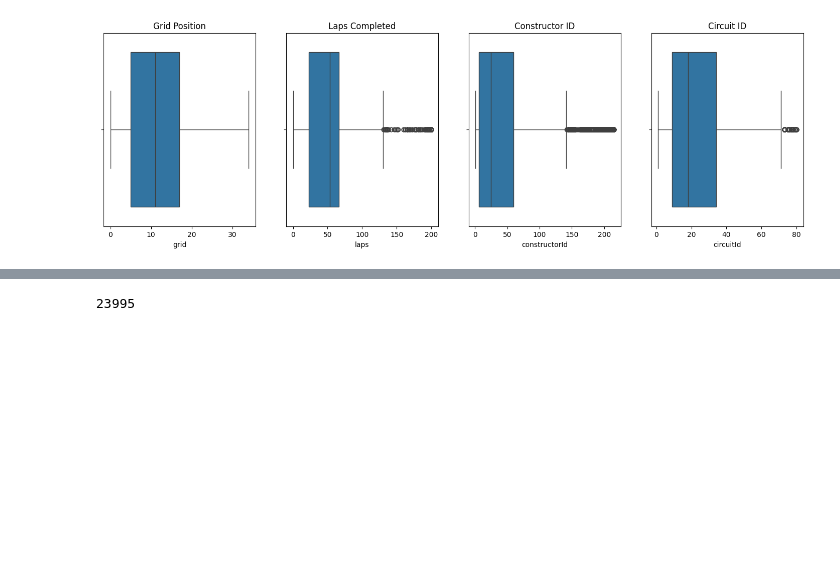
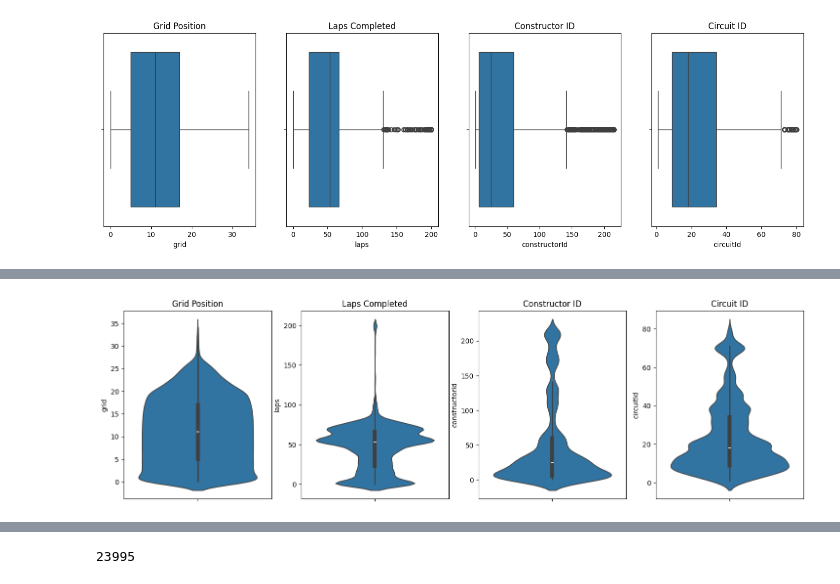
Before and after one commit to aroraomansh/F1-Prediction, a Jupyter notebook: eda.ipynb, the cells around one changed output, grey strips where cells are left out. Cells and saved outputs as stored; diff of their text form; code cells hidden in the pictures; blank space fills up the shorter version.

```diff
--- a/eda.ipynb
+++ b/eda.ipynb
@@ -477,3 +563,16 @@ for i in df.columns:
+# %%
+# for i in df.columns:
+#     sns.violinplot(data=df, y=i)
+#     plt.show()
+fig, axes=plt.subplots(1, 4, figsize=(18,5))
+sns.violinplot(data=df, y='grid', ax=axes[0]).set(title='Grid Position')
+sns.violinplot(data=df, y='laps', ax=axes[1]).set(title='Laps Completed')
+sns.violinplot(data=df, y='constructorId', ax=axes[2]).set(title='Constructor ID')
+sns.violinplot(data=df, y='circuitId', ax=axes[3]).set(title='Circuit ID')
+
+plt.show()
+# %% [output]
+[figure, added]
 # %%
 #retain only rows having laps<=75
 
```
Also changed, not shown: parts of 44 cells of this notebook, 7 other files.
